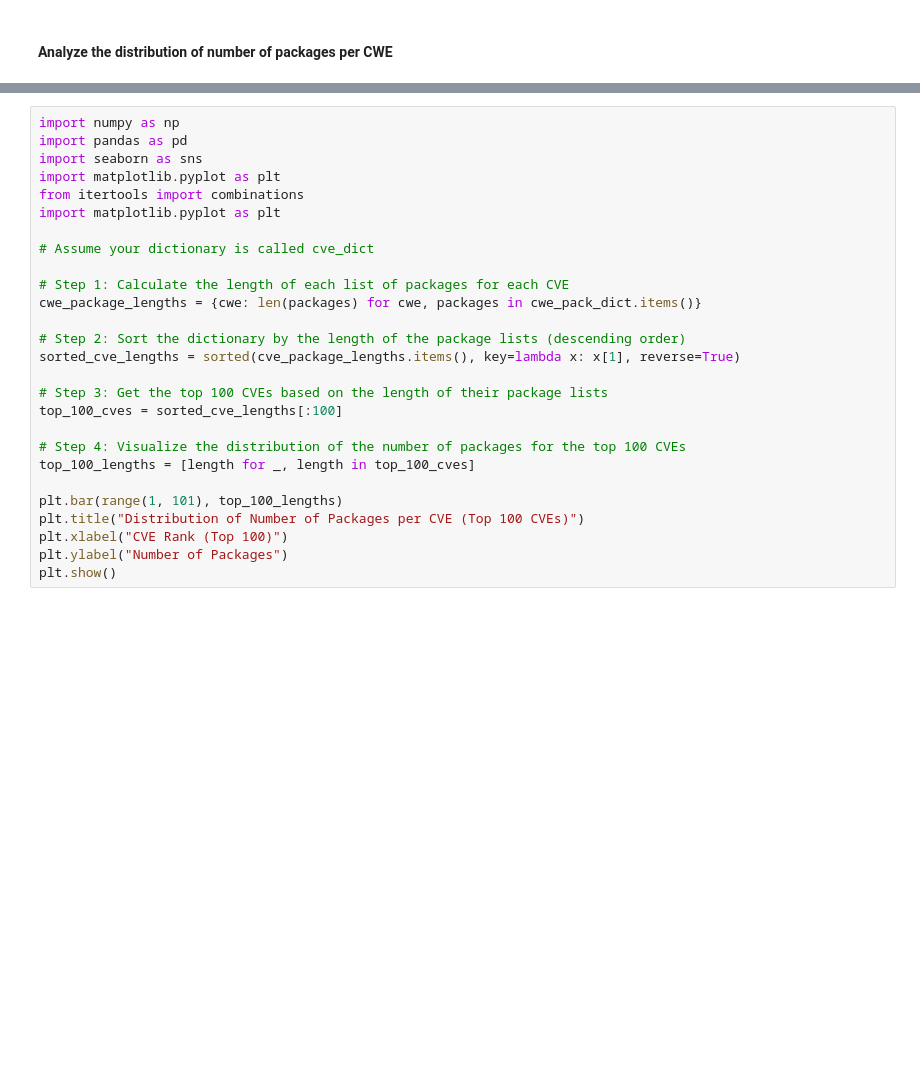
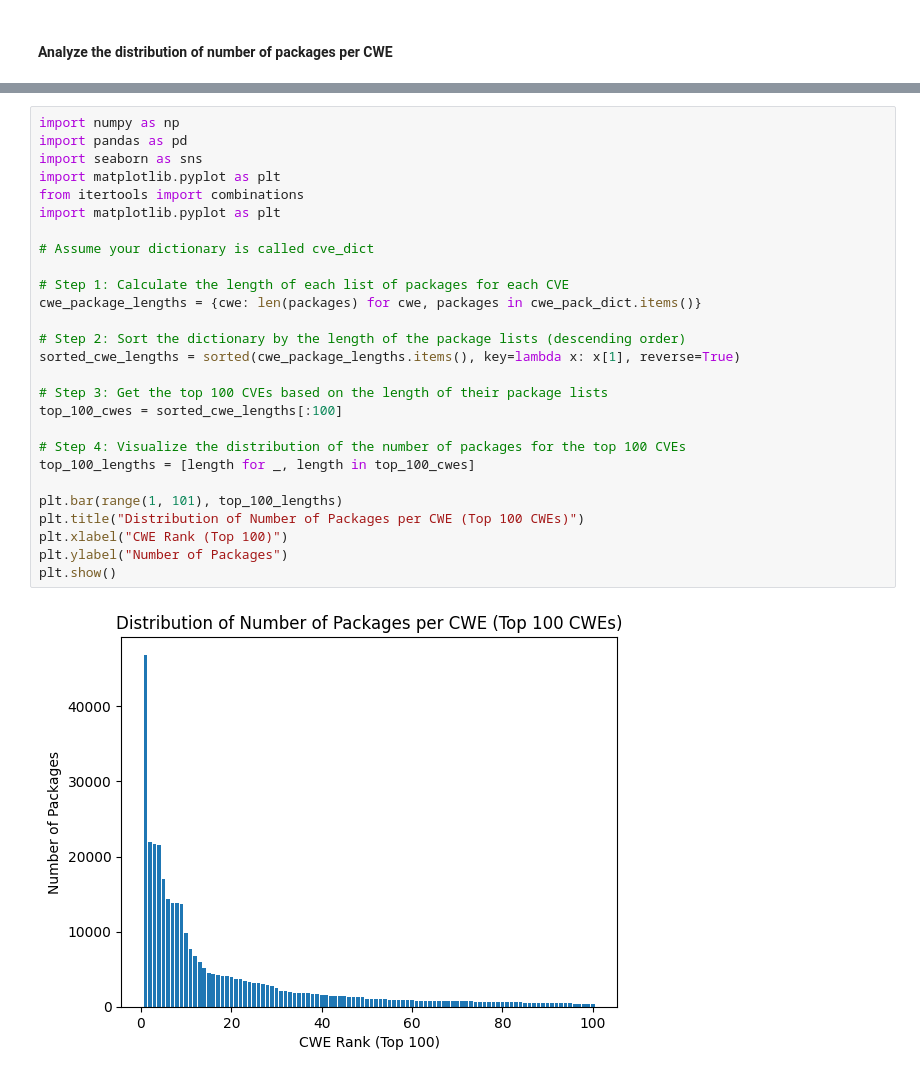
Before and after one commit to Wapiti08/DPAnalyzer, a Jupyter notebook: exp/json_exp.ipynb, the cells around one changed output, grey strips where cells are left out. Drawn from its saved outputs; the diff is of its cells as text; blank space fills up the shorter version.

```diff
--- a/exp/json_exp.ipynb
+++ b/exp/json_exp.ipynb
@@ -464,30 +506,32 @@ IndexError: list index out of range
 # %%
 import numpy as np
 import pandas as pd
 import seaborn as sns
 import matplotlib.pyplot as plt
 from itertools import combinations
 import matplotlib.pyplot as plt
 
 # Assume your dictionary is called cve_dict
 
 # Step 1: Calculate the length of each list of packages for each CVE
 cwe_package_lengths = {cwe: len(packages) for cwe, packages in cwe_pack_dict.items()}
 
 # Step 2: Sort the dictionary by the length of the package lists (descending order)
-sorted_cve_lengths = sorted(cve_package_lengths.items(), key=lambda x: x[1], reverse=True)
+sorted_cwe_lengths = sorted(cwe_package_lengths.items(), key=lambda x: x[1], reverse=True)
 
 # Step 3: Get the top 100 CVEs based on the length of their package lists
-top_100_cves = sorted_cve_lengths[:100]
+top_100_cwes = sorted_cwe_lengths[:100]
 
 # Step 4: Visualize the distribution of the number of packages for the top 100 CVEs
-top_100_lengths = [length for _, length in top_100_cves]
+top_100_lengths = [length for _, length in top_100_cwes]
 
 plt.bar(range(1, 101), top_100_lengths)
-plt.title("Distribution of Number of Packages per CVE (Top 100 CVEs)")
-plt.xlabel("CVE Rank (Top 100)")
+plt.title("Distribution of Number of Packages per CWE (Top 100 CWEs)")
+plt.xlabel("CWE Rank (Top 100)")
 plt.ylabel("Number of Packages")
 plt.show()
+# %% [output]
+[figure, added]
 # %%
 import numpy as np
 import pandas as pd
```
Also changed, not shown: parts of 18 cells of this notebook, 6 other files.
